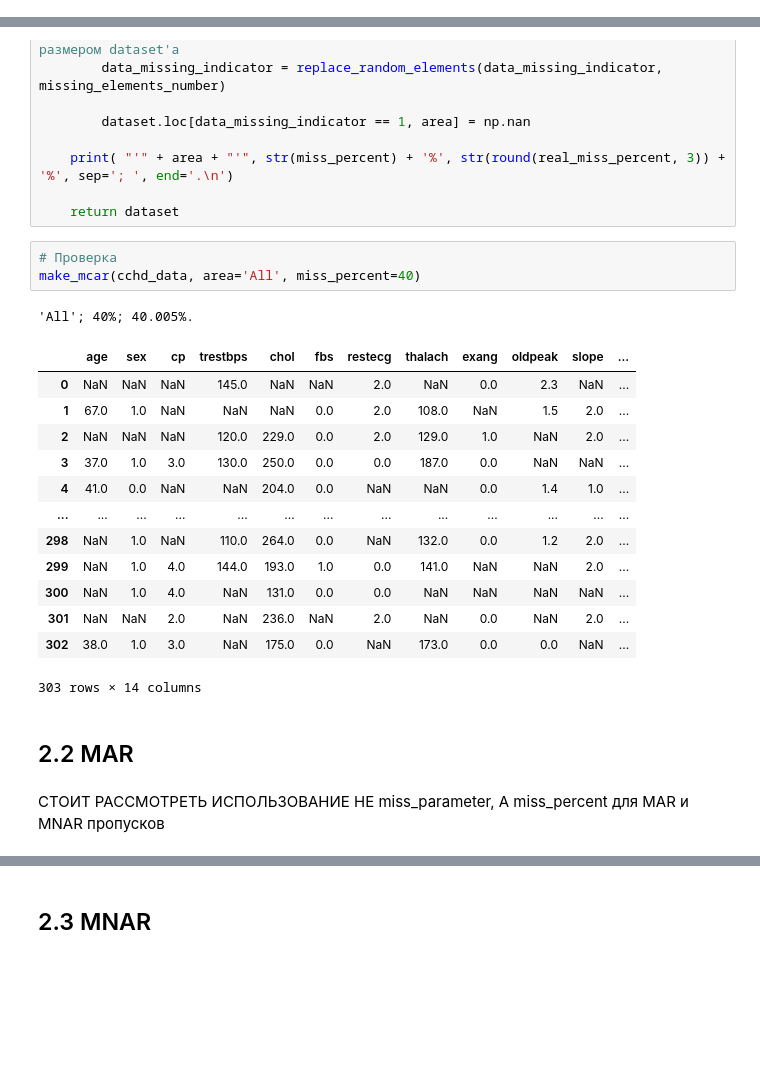
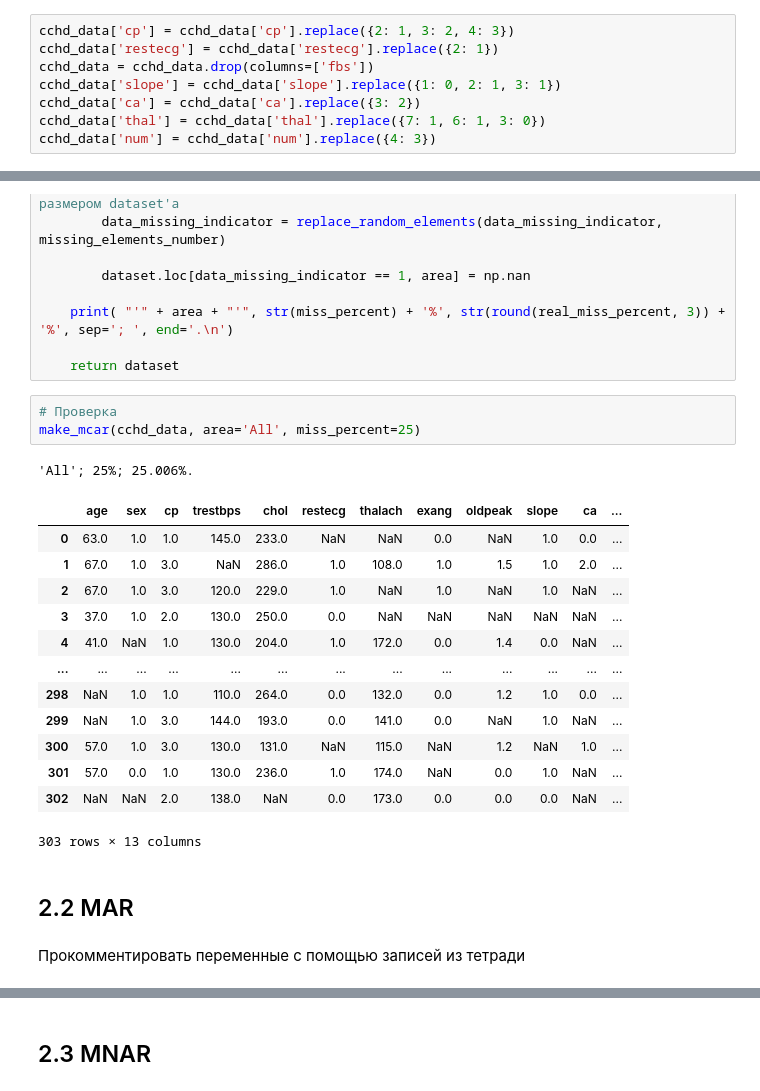
Before and after one commit to ngumbk/grad_missing_imputation, a Jupyter notebook: Research Notebooks/Data_reseach.ipynb, the cells around one changed output, grey strips where cells are left out. Cells and saved outputs as stored; diff of their text form; blank space fills up the shorter version.

```diff
--- a/Research Notebooks/Data_reseach.ipynb
+++ b/Research Notebooks/Data_reseach.ipynb
@@ -138,3 +158,11 @@ dtype: float64
+# %%
+cchd_data['cp'] = cchd_data['cp'].replace({2: 1, 3: 2, 4: 3})
+cchd_data['restecg'] = cchd_data['restecg'].replace({2: 1})
+cchd_data = cchd_data.drop(columns=['fbs'])
+cchd_data['slope'] = cchd_data['slope'].replace({1: 0, 2: 1, 3: 1})
+cchd_data['ca'] = cchd_data['ca'].replace({3: 2})
+cchd_data['thal'] = cchd_data['thal'].replace({7: 1, 6: 1, 3: 0})
+cchd_data['num'] = cchd_data['num'].replace({4: 3})
 # %% [markdown]
 # 2 Определение функций моделирования пропусков <a class="anchor" id="chapter2"></a>
 # %% [markdown]
@@ -177,23 +205,23 @@ def make_mcar(dataset, area='All', miss_percent=5):
     return dataset
 # %%
 # Проверка
-make_mcar(cchd_data, area='All', miss_percent=40)
+make_mcar(cchd_data, area='All', miss_percent=25)
 # %% [output]
-'All'; 40%; 40.005%.
+'All'; 25%; 25.006%.
-|  | age | sex | cp | trestbps | chol | fbs | restecg | thalach | exang | oldpeak | slope | ... |
-| 0 | NaN | NaN | NaN | 145.0 | NaN | NaN | 2.0 | NaN | 0.0 | 2.3 | NaN | ... |
-| 1 | 67.0 | 1.0 | NaN | NaN | NaN | 0.0 | 2.0 | 108.0 | NaN | 1.5 | 2.0 | ... |
-| 2 | NaN | NaN | NaN | 120.0 | 229.0 | 0.0 | 2.0 | 129.0 | 1.0 | NaN | 2.0 | ... |
-| 3 | 37.0 | 1.0 | 3.0 | 130.0 | 250.0 | 0.0 | 0.0 | 187.0 | 0.0 | NaN | NaN | ... |
-| 4 | 41.0 | 0.0 | NaN | NaN | 204.0 | 0.0 | NaN | NaN | 0.0 | 1.4 | 1.0 | ... |
+|  | age | sex | cp | trestbps | chol | restecg | thalach | exang | oldpeak | slope | ca | ... |
+| 0 | 63.0 | 1.0 | 1.0 | 145.0 | 233.0 | NaN | NaN | 0.0 | NaN | 1.0 | 0.0 | ... |
+| 1 | 67.0 | 1.0 | 3.0 | NaN | 286.0 | 1.0 | 108.0 | 1.0 | 1.5 | 1.0 | 2.0 | ... |
+| 2 | 67.0 | 1.0 | 3.0 | 120.0 | 229.0 | 1.0 | NaN | 1.0 | NaN | 1.0 | NaN | ... |
+| 3 | 37.0 | 1.0 | 2.0 | 130.0 | 250.0 | 0.0 | NaN | NaN | NaN | NaN | NaN | ... |
+| 4 | 41.0 | NaN | 1.0 | 130.0 | 204.0 | 1.0 | 172.0 | 0.0 | 1.4 | 0.0 | NaN | ... |
 | ... | ... | ... | ... | ... | ... | ... | ... | ... | ... | ... | ... | ... |
-| 298 | NaN | 1.0 | NaN | 110.0 | 264.0 | 0.0 | NaN | 132.0 | 0.0 | 1.2 | 2.0 | ... |
-| 299 | NaN | 1.0 | 4.0 | 144.0 | 193.0 | 1.0 | 0.0 | 141.0 | NaN | NaN | 2.0 | ... |
-| 300 | NaN | 1.0 | 4.0 | NaN | 131.0 | 0.0 | 0.0 | NaN | NaN | NaN | NaN | ... |
-| 301 | NaN | NaN | 2.0 | NaN | 236.0 | NaN | 2.0 | NaN | 0.0 | NaN | 2.0 | ... |
-| 302 | 38.0 | 1.0 | 3.0 | NaN | 175.0 | 0.0 | NaN | 173.0 | 0.0 | 0.0 | NaN | ... |
+| 298 | NaN | 1.0 | 1.0 | 110.0 | 264.0 | 0.0 | 132.0 | 0.0 | 1.2 | 1.0 | 0.0 | ... |
+| 299 | NaN | 1.0 | 3.0 | 144.0 | 193.0 | 0.0 | 141.0 | 0.0 | NaN | 1.0 | NaN | ... |
+| 300 | 57.0 | 1.0 | 3.0 | 130.0 | 131.0 | NaN | 115.0 | NaN | 1.2 | NaN | 1.0 | ... |
+| 301 | 57.0 | 0.0 | 1.0 | 130.0 | 236.0 | 1.0 | 174.0 | NaN | 0.0 | 1.0 | NaN | ... |
+| 302 | NaN | NaN | 2.0 | 138.0 | NaN | 0.0 | 173.0 | 0.0 | 0.0 | 0.0 | NaN | ... |
-303 rows × 14 columns
+303 rows × 13 columns
 # %% [markdown]
 ## 2.2 MAR <a class="anchor" id="section_2_2"></a>
 # %% [markdown]
-СТОИТ РАССМОТРЕТЬ ИСПОЛЬЗОВАНИЕ НЕ miss_parameter, А miss_percent для MAR и MNAR пропусков
+Прокомментировать переменные с помощью записей из тетради
```
Also changed, not shown: parts of 70 cells of this notebook.
